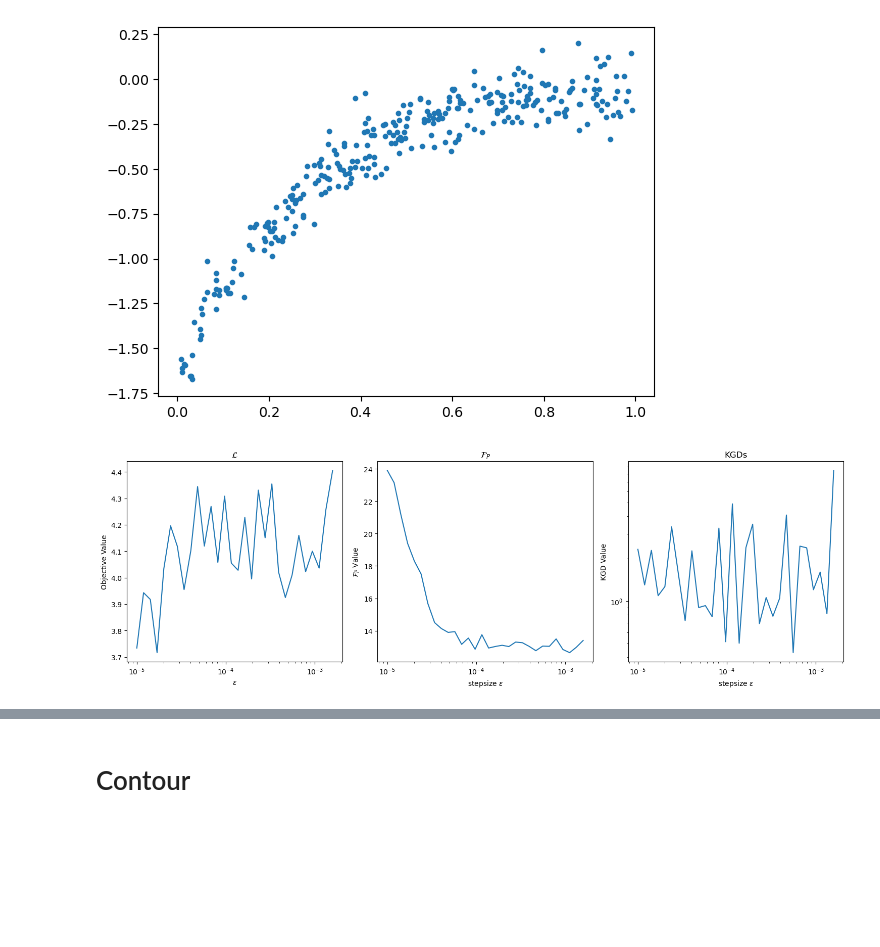
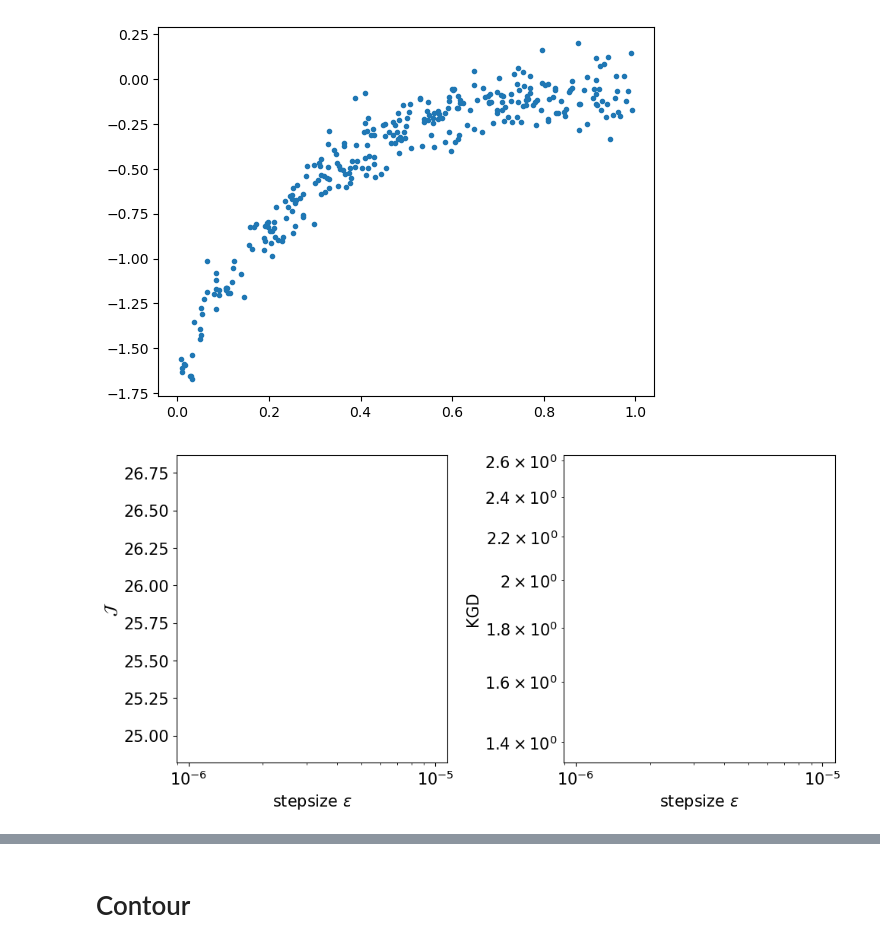
Before and after one commit to congyewang/kgd-code, a Jupyter notebook: Heishiro_MFNN.ipynb, the cells around one changed output, grey strips where cells are left out. Drawn from its saved outputs; the diff is of its cells as text; code cells hidden in the pictures; blank space fills up the shorter version.

```diff
--- a/Heishiro_MFNN.ipynb
+++ b/Heishiro_MFNN.ipynb
@@ -191,12 +191,12 @@ k_pq = GradientKernel(MFLD.S_PQ, k)
 T = 20000
 num_particles = 100
 
-num_stepsizes = 30
+num_stepsizes = 1
 etas = jnp.logspace(-5, -2.8, num_stepsizes)
 d = len(flat_params)
 device = jax.devices()[0]
 
-n_sim = 1
+n_sim = 20
 final_particles = jnp.empty((num_stepsizes, n_sim, num_particles, d))
 
 key, subkey = random.split(key)
@@ -232,36 +232,45 @@ median_eobj = jnp.median(entropic_objectives, axis=0)
 eobj_ci_low = jnp.quantile(entropic_objectives, ql, axis=0)
 eobj_ci_high = jnp.quantile(entropic_objectives, qr, axis=0)
 # %%
-fig, (ax1,ax2, ax3) = plt.subplots(1, 3, figsize=(15, 5), sharex=True)
+plt.rcParams.update({
+    'axes.titlesize': 15,        # Taille des titres des axes
+    'axes.labelsize': 15,        # Taille des labels des axes
+    'xtick.labelsize': 15,       # Taille des ticks sur l'axe x
+    'ytick.labelsize': 15,       # Taille des ticks sur l'axe y
+    'legend.fontsize': 15,       # Taille de la légende
+    'figure.titlesize': 15       # Taille du titre global (si utilisé)
+})
 
-ax1.plot(etas, median_obj)
-ax1.fill_between(etas, obj_ci_low, obj_ci_high, alpha=0.2)
-ax1.set_title('$\mathcal{L}$')
-ax1.set_xlabel(r'$\varepsilon$')
-ax1.set_ylabel('Objective Value')
-ax1.set_xscale('log')
+fig, (ax2, ax3) = plt.subplots(1, 2, figsize=(10, 5), sharex=True)
+
+# ax1.plot(etas, median_obj)
+# ax1.fill_between(etas, obj_ci_low, obj_ci_high, alpha=0.2)
+# ax1.set_title('$\mathcal{L}$')
+# ax1.set_xlabel(r'stepsize $\varepsilon$')
+# ax1.set_ylabel('Objective Value')
+# ax1.set_xscale('log')
 
 ax2.plot(etas, median_eobj)
 ax2.fill_between(etas, eobj_ci_low, eobj_ci_high, alpha=0.2)
-ax2.set_title('$\mathcal{F}_P$')
+#ax2.set_title('$\mathcal{J}$')
 ax2.set_xlabel(r'stepsize $\varepsilon$')
-ax2.set_ylabel('$\mathcal{F}_P$ Value')
+ax2.set_ylabel('$\mathcal{J}$')
 ax2.set_xscale('log')
 
 ax3.plot(etas, median_kgd)
 ax3.fill_between(etas, kgd_ci_low, kgd_ci_high, alpha=0.2)
-ax3.set_title('KGDs')
+#ax3.set_title('KGDs')
 ax3.set_xlabel(r'stepsize $\varepsilon$')
-ax3.set_ylabel('KGD Value')
+ax3.set_ylabel('KGD')
 ax3.set_xscale('log')
 ax3.set_yscale('log')
 
 
 
 plt.tight_layout()
 plt.show()
 # %% [output]
-[figure, old version]
+[figure, new version]
 # %%
 def safe_argmin(x):
     x_safe = jnp.where(jnp.isnan(x), jnp.inf, x)
```
Also changed, not shown: parts of 6 cells of this notebook, 15 other files.
